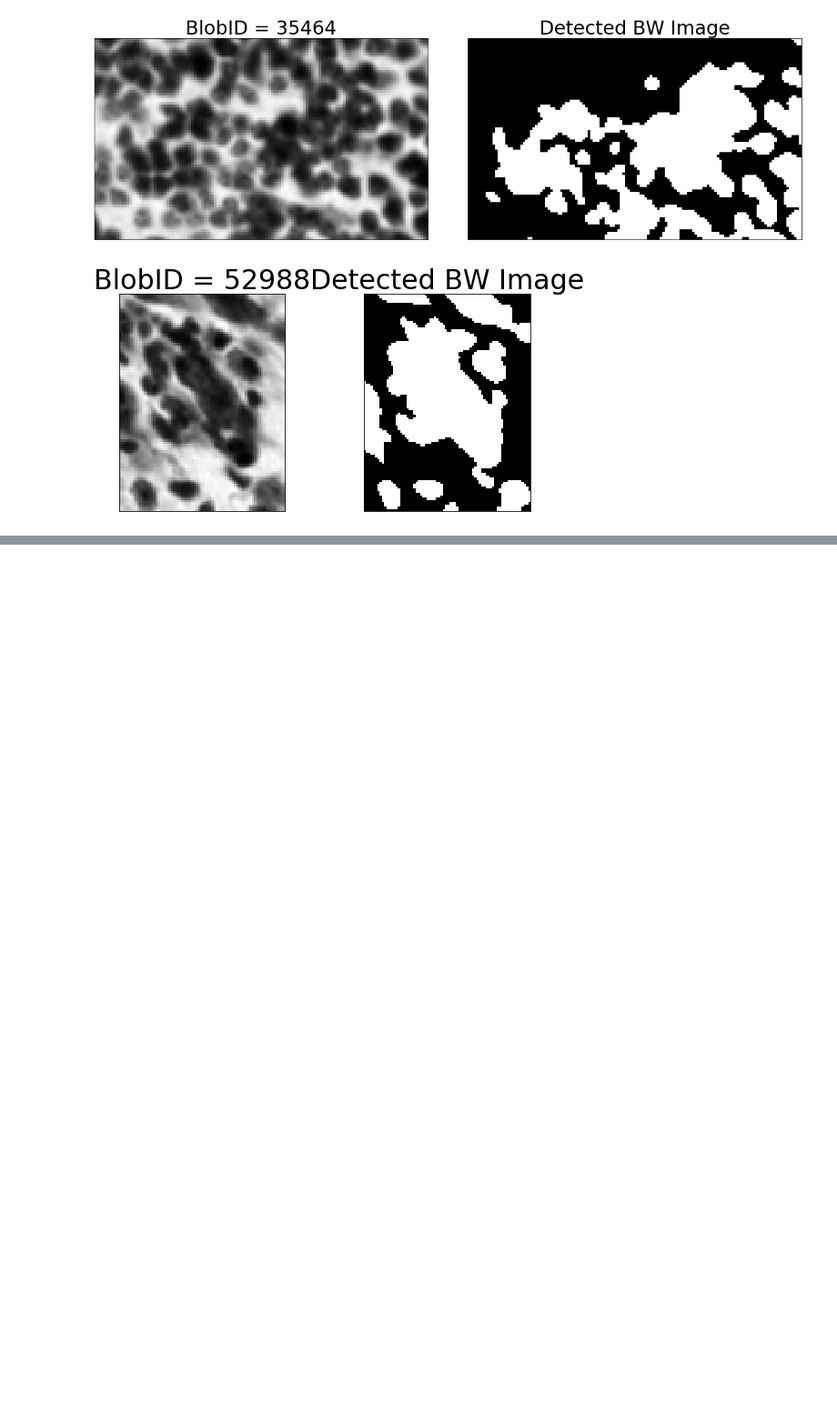
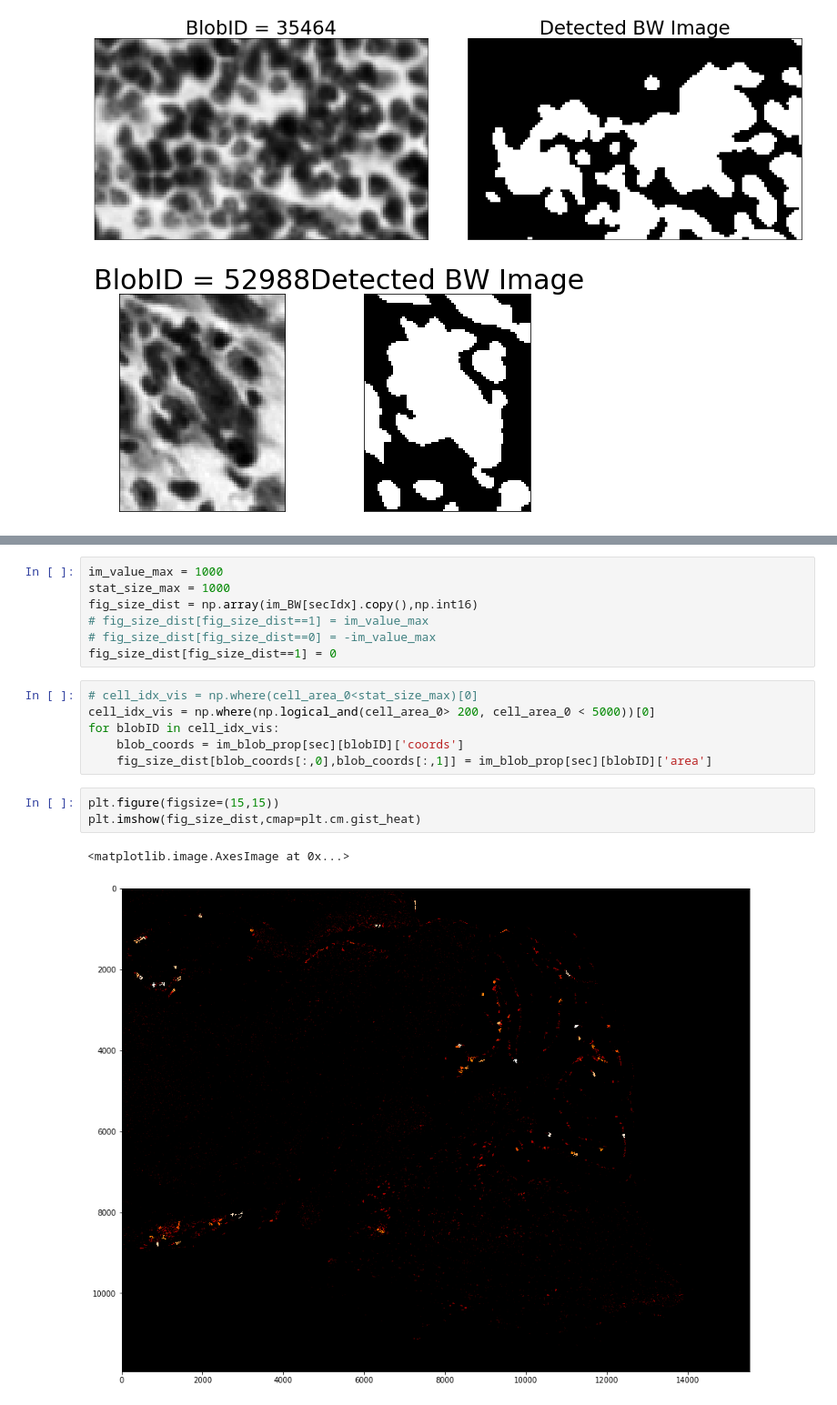
Before and after one commit to xiangjiph/MouseBrainAtlas, a Jupyter notebook: XJ/Small_cell_statistics.ipynb, the cells around one changed output, grey strips where cells are left out. Shown: that part at 91% size. Drawn from its saved outputs; the diff is of its cells as text; blank space fills up the shorter version.

```diff
--- a/XJ/Small_cell_statistics.ipynb
+++ b/XJ/Small_cell_statistics.ipynb
@@ -374,0 +374,19 @@ plt.hist(cell_area_500,bins=25,range=(0,500))
+# %%
+im_value_max = 1000
+stat_size_max = 1000
+fig_size_dist = np.array(im_BW[secIdx].copy(),np.int16)
+# fig_size_dist[fig_size_dist==1] = im_value_max
+# fig_size_dist[fig_size_dist==0] = -im_value_max
+fig_size_dist[fig_size_dist==1] = 0
+# %%
+# cell_idx_vis = np.where(cell_area_0<stat_size_max)[0]
+cell_idx_vis = np.where(np.logical_and(cell_area_0> 200, cell_area_0 < 5000))[0]
+for blobID in cell_idx_vis:
+    blob_coords = im_blob_prop[sec][blobID]['coords']
+    fig_size_dist[blob_coords[:,0],blob_coords[:,1]] = im_blob_prop[sec][blobID]['area']
+# %%
+plt.figure(figsize=(15,15))
+plt.imshow(fig_size_dist,cmap=plt.cm.gist_heat)
+# %% [output]
+<matplotlib.image.AxesImage at 0x...>
+[figure, added]
```
Also changed, not shown: parts of 10 cells of this notebook.
